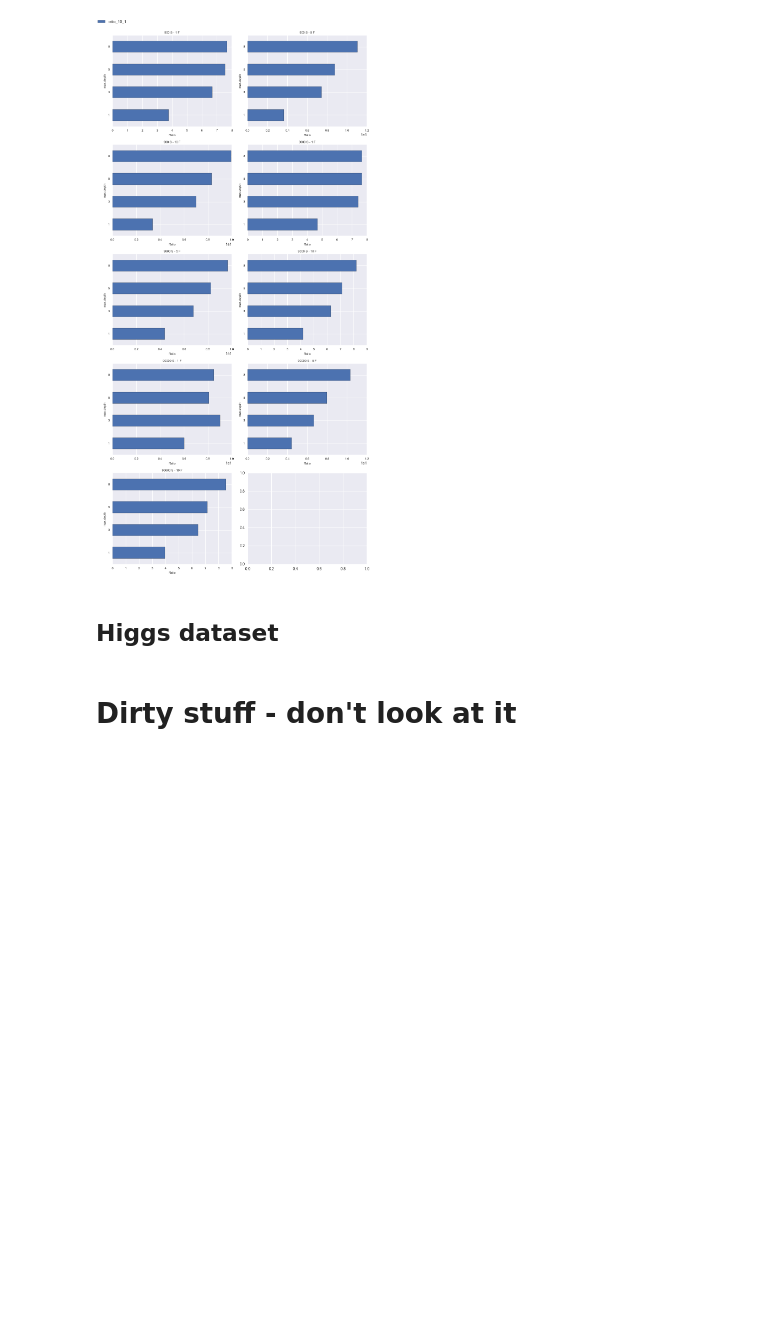
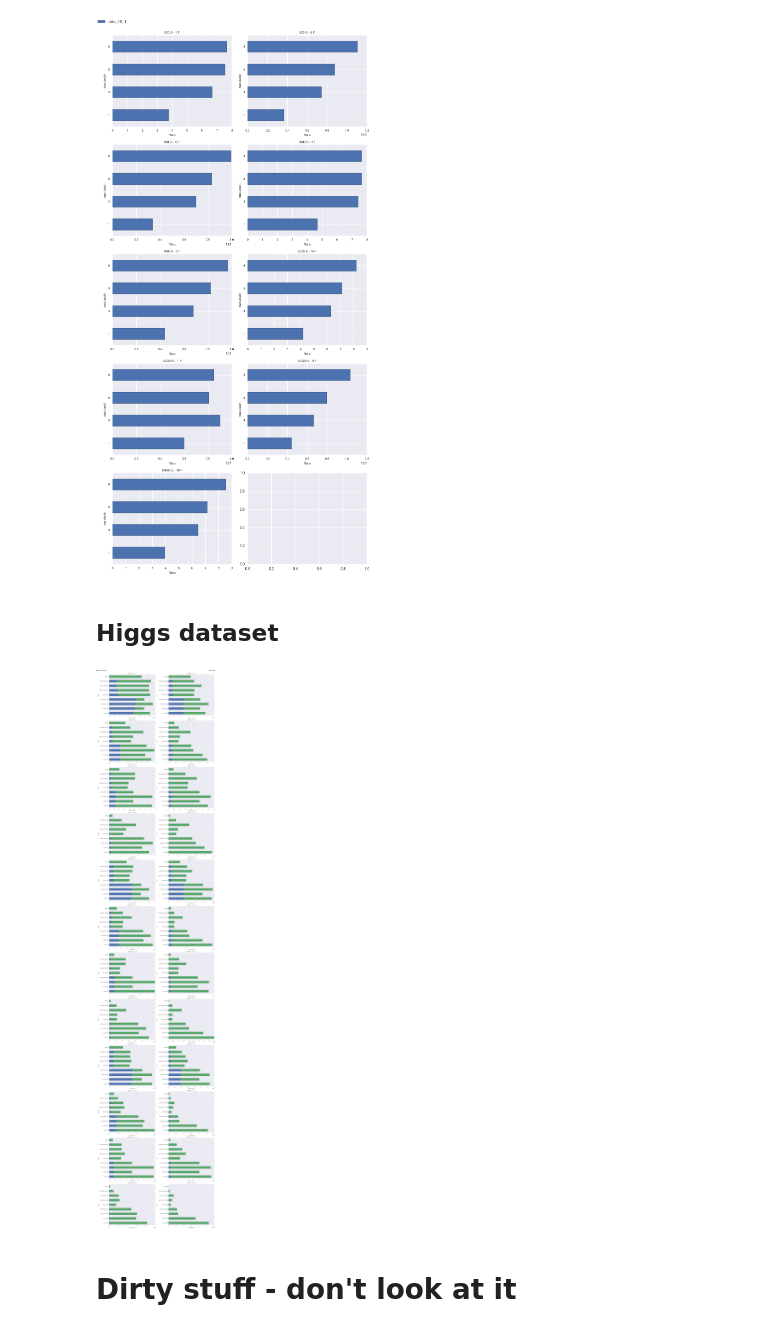
Before and after one commit to blueroutecn/gbrt-benchmarks, a Jupyter notebook: notebook_benchmarking.ipynb, the cells around one changed output. Cells and saved outputs as stored; diff of their text form; code cells hidden in the pictures; blank space fills up the shorter version.

Commit message:
plot new results

```diff
--- a/notebook_benchmarking.ipynb
+++ b/notebook_benchmarking.ipynb
@@ -417,20 +417,21 @@ data_skl_depth_tricked = misc.load_benchmark_data('results/higgs/skl_tricked_dep
 data_skl_depth = misc.load_benchmark_data('results/higgs/skl_depth_with_presort_higgs.pk')
 
 data_xgb_exact = misc.load_benchmark_data('results/higgs/xgboost_exact_higgs.pk')
+data_xgb_exact_nocache = misc.load_benchmark_data('results/higgs/xgboost_exact_nocache_higgs.pk')
+data_xgb_approx_local = misc.load_benchmark_data('results/higgs/xgboost_approx_local_higgs.pk')
+data_xgb_approx_global = misc.load_benchmark_data('results/higgs/xgboost_approx_global_higgs.pk')
 
 data_lgb = misc.load_benchmark_data('results/higgs/lightgbm_higgs.pk', True)
 
 # Group the data in a single list
 data_bench = [data_skl_leaf, data_skl_depth, data_skl_leaf_tricked, data_skl_depth_tricked,
-              data_xgb_exact, data_xgb_approx_local, data_xgb_approx_global,
-              data_lgb]
+              data_xgb_exact, data_xgb_exact_nocache, data_xgb_approx_local, data_xgb_approx_global, data_lgb]
 # %%
 # Define which columns need to be selected
 col_to_select = ['avg_data_time', 'avg_fit_time', 'num_samples', 'num_features', 'max_depth', 'n_estimators']
 # We need to add a column to specify which method it is
 bench_name = ['sklearn-leaf', 'sklearn-depth', 'sklearn-leaf-tricked', 'sklearn-depth-tricked',
-              'xgboost-exact', 'xgboost-approx-local', 'xgboost-approx-global',
-              'lightgbm']
+              'xgboost-exact', 'xgboost-exact-nocache', 'xgboost-approx-local', 'xgboost-approx-global', 'lightgbm']
 # Select the columns
 for idx_bench in range(len(data_bench)):
     data_bench[idx_bench] = data_bench[idx_bench].loc[:, col_to_select]
@@ -453,33 +454,35 @@ def pd_df_barh(ax, df, name_params,fontsize=8):
     return patches, labels
 # %%
 # Create a subplot
-nb_plot = len(df_bench) // 8
+nb_plot = len(df_bench) // 9
 ncols = 2
 nrows = int(np.ceil(nb_plot / ncols))
 fig, axs = plt.subplots(nrows=nrows, ncols=ncols, figsize=(15, 70))
 
 # Group the data
 col_interest = ['pre-processing', 'fitting']
 # Rename the column for nicer plot
 df_bench = df_bench.rename(columns = {'avg_data_time': col_interest[0]})
 df_bench = df_bench.rename(columns = {'avg_fit_time': col_interest[1]})
 # Group to sort the plots
 grouped_num_samples = df_bench.groupby('num_samples')
 nplot = 0
 for ns, gs in grouped_num_samples:
     grouped_num_estimators = gs.groupby('n_estimators')
     for ne, ge in grouped_num_estimators:
         grouped_max_depth = ge.groupby('max_depth')
         for nd, gd in grouped_max_depth:
             # Set the inddex of the dataframe
             df = gd.set_index('toolbox')
             # Compute the index of the axis where to plot
             idx_ax = np.unravel_index(nplot, (nrows, ncols))
             # Sent the data to plot by selecting the column of interest
-            p, l = pd_df_barh(axs[idx_ax], df[col_interest], (ns, nf, ne, nd))
+            p, l = pd_df_barh(axs[idx_ax], df[col_interest], (ns, ne, nd))
             nplot += 1
 fig.legend(p, l, bbox_to_anchor=(0., 1., 1., .102), loc=3, ncol=2, mode="expand", borderaxespad=0.)
 plt.tight_layout()
+# %% [output]
+[figure, added]
 # %% [markdown]
 # Dirty stuff - don't look at it
 # %% [markdown]
```
